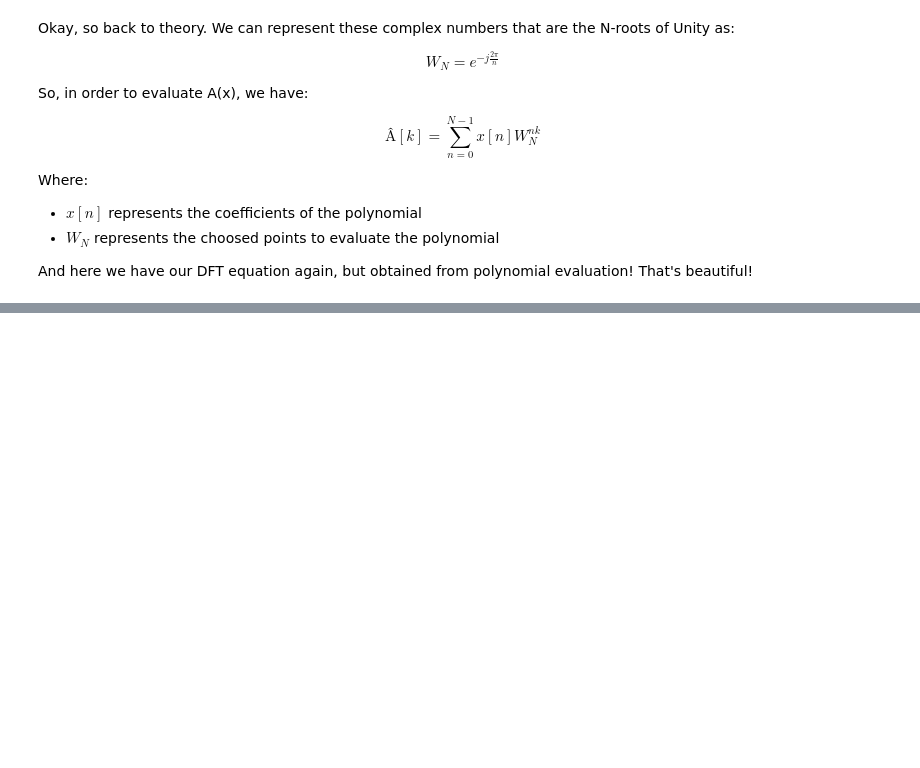
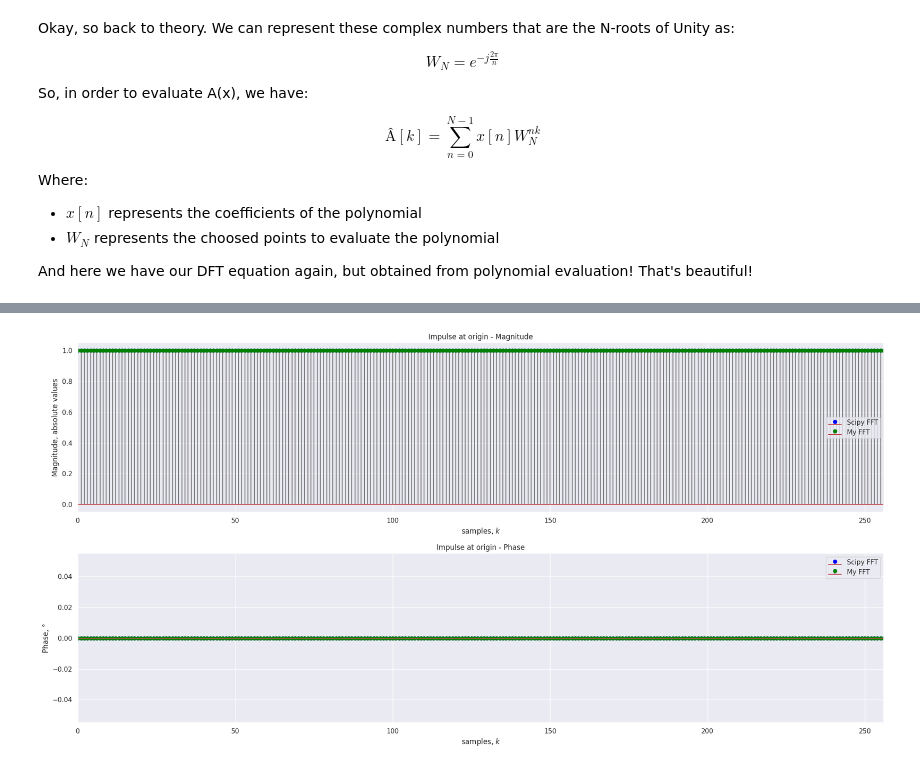
Before and after one commit to JoaoPi314/PDS-sampling-exercise, a Jupyter notebook: FFT implementation.ipynb, the cells around one changed output, grey strips where cells are left out. Saved outputs shown, nothing was run; the diff lists cells and outputs as text; code cells hidden in the pictures; blank space fills up the shorter version.

```diff
--- a/FFT implementation.ipynb
+++ b/FFT implementation.ipynb
@@ -228,0 +263,37 @@ The list of specifications will be granted with TDD (Test Driven Development). T
+# %%
+# Defining a function to plot the magnitude and phase of FFT
+
+def plot_fft_comparison(y1, y2, k, func_name, max_k=0):
+
+    max_k = k.size if max_k == 0 else max_k
+
+
+    fig, ax = plt.subplots(2, 1, figsize=(20, 10))
+    ax[0].stem(k, np.abs(y1), linefmt='grey', markerfmt='blue')
+    ax[0].stem(k, np.abs(y2), linefmt='grey', markerfmt='green')
+
+    ax[1].stem(k, np.angle(y1, deg=True), linefmt='grey', markerfmt='blue')
+    ax[1].stem(k, np.angle(y2, deg=True), linefmt='grey', markerfmt='green')
+
+    # Titles, labels, etc
+
+    ## Magnitude
+    ax[0].legend(['Scipy FFT', 'My FFT'])
+    ax[0].set_title(f'{func_name} - Magnitude')
+    ax[0].set_xlabel('samples, $k$')
+    ax[0].set_ylabel('Magnitude, absolute values')
+    ax[0].set_xlim(0, max_k)
+
+    ## Phase
+    ax[1].legend(['Scipy FFT', 'My FFT'])
+    ax[1].set_title(f'{func_name} - Phase')
+    ax[1].set_xlabel('samples, $k$')
+    ax[1].set_ylabel('Phase, °')
+    ax[1].set_xlim(0, max_k)
+
+
+    plt.tight_layout()
+# %%
+plot_fft_comparison(scipy_fft, my_fft, n, 'Impulse at origin', max_k=256)
+# %% [output]
+[figure, added]
```
Also changed, not shown: parts of 19 cells of this notebook, 2 other files.
